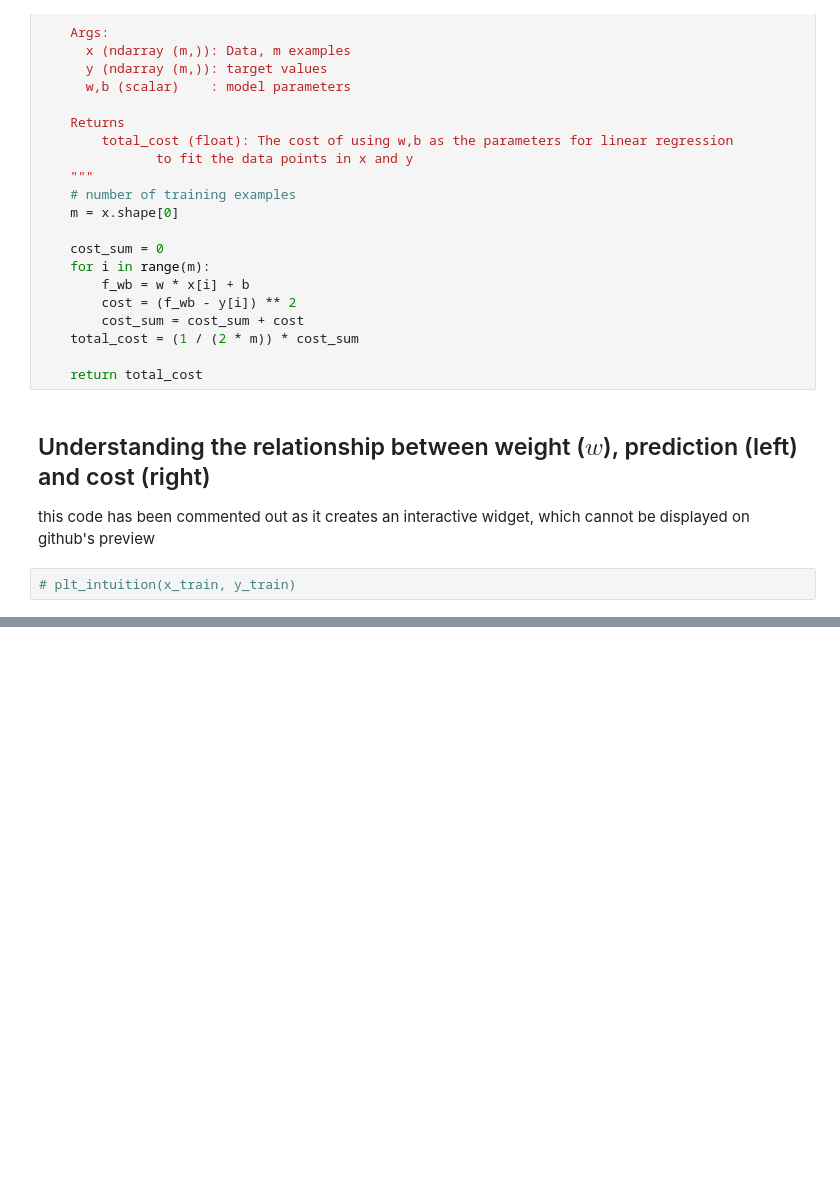
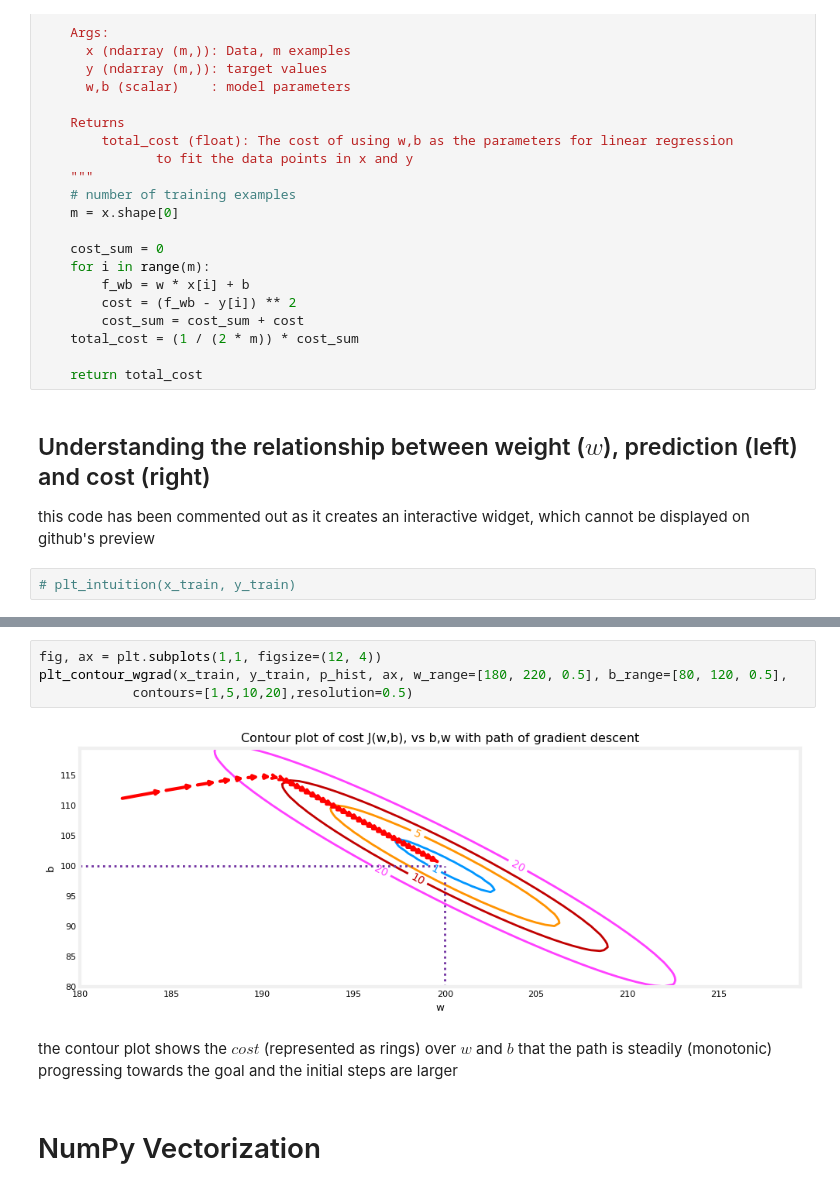
Before and after one commit to bryancheng14/Supervised-Machine-Learning-Regression-and-Classification, a Jupyter notebook: Supervised_Machine_Learning.ipynb, the cells around one changed output, grey strips where cells are left out. Drawn from its saved outputs; the diff is of its cells as text; blank space fills up the shorter version.

```diff
--- a/Supervised_Machine_Learning.ipynb
+++ b/Supervised_Machine_Learning.ipynb
@@ -196,0 +365,11 @@ this code has been commented out as it creates an interactive widget, which cann
+# %%
+fig, ax = plt.subplots(1,1, figsize=(12, 4))
+plt_contour_wgrad(x_train, y_train, p_hist, ax, w_range=[180, 220, 0.5], b_range=[80, 120, 0.5],
+            contours=[1,5,10,20],resolution=0.5)
+# %% [output]
+[figure, added]
+# %% [markdown]
+the contour plot shows the $cost$ (represented as rings) over $w$ and $b$
+ that the path is steadily (monotonic) progressing towards the goal and the initial steps are larger
+# %% [markdown]
+# NumPy Vectorization
```
Also changed, not shown: parts of 86 cells of this notebook.
